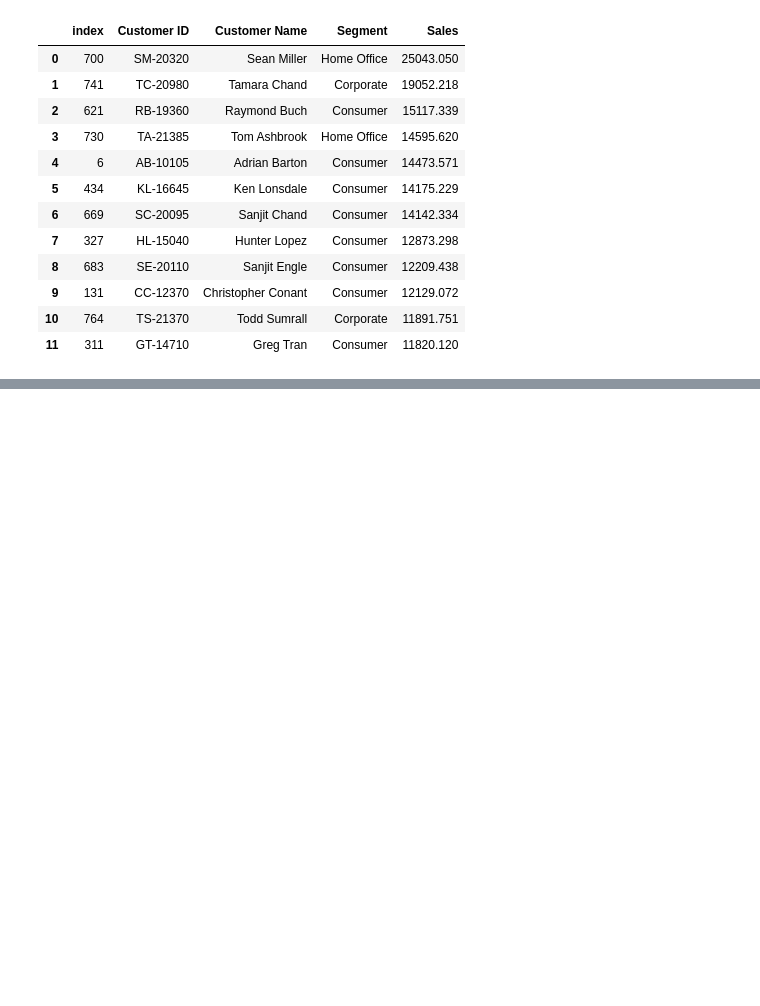
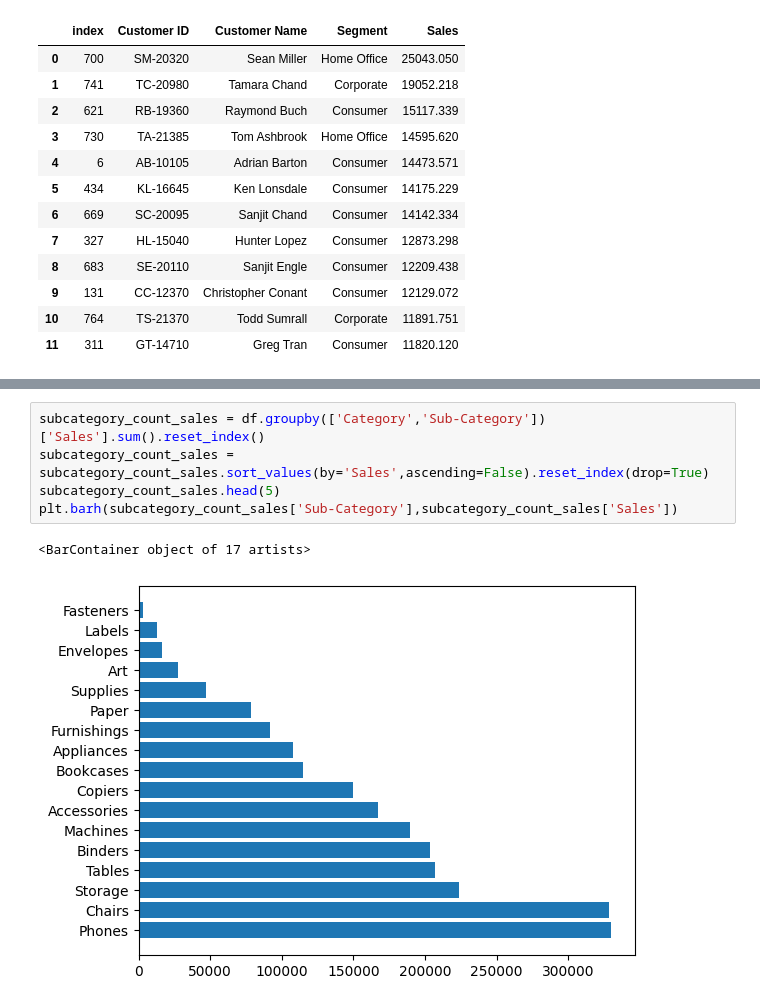
Before and after one commit to GongSeason/Python-for-Data-science-study, a Jupyter notebook: Part8_Superstore_Sales_Data_Analysis_project.ipynb, the cells around one changed output, grey strips where cells are left out. Saved outputs shown, nothing was run; the diff lists cells and outputs as text; blank space fills up the shorter version.

```diff
--- a/Part8_Superstore_Sales_Data_Analysis_project.ipynb
+++ b/Part8_Superstore_Sales_Data_Analysis_project.ipynb
@@ -211,0 +350,8 @@ customer_sales
+# %%
+subcategory_count_sales = df.groupby(['Category','Sub-Category'])['Sales'].sum().reset_index()
+subcategory_count_sales = subcategory_count_sales.sort_values(by='Sales',ascending=False).reset_index(drop=True)
+subcategory_count_sales.head(5)
+plt.barh(subcategory_count_sales['Sub-Category'],subcategory_count_sales['Sales'])
+# %% [output]
+<BarContainer object of 17 artists>
+[figure, added]
```
Also changed, not shown: parts of 17 cells of this notebook.
